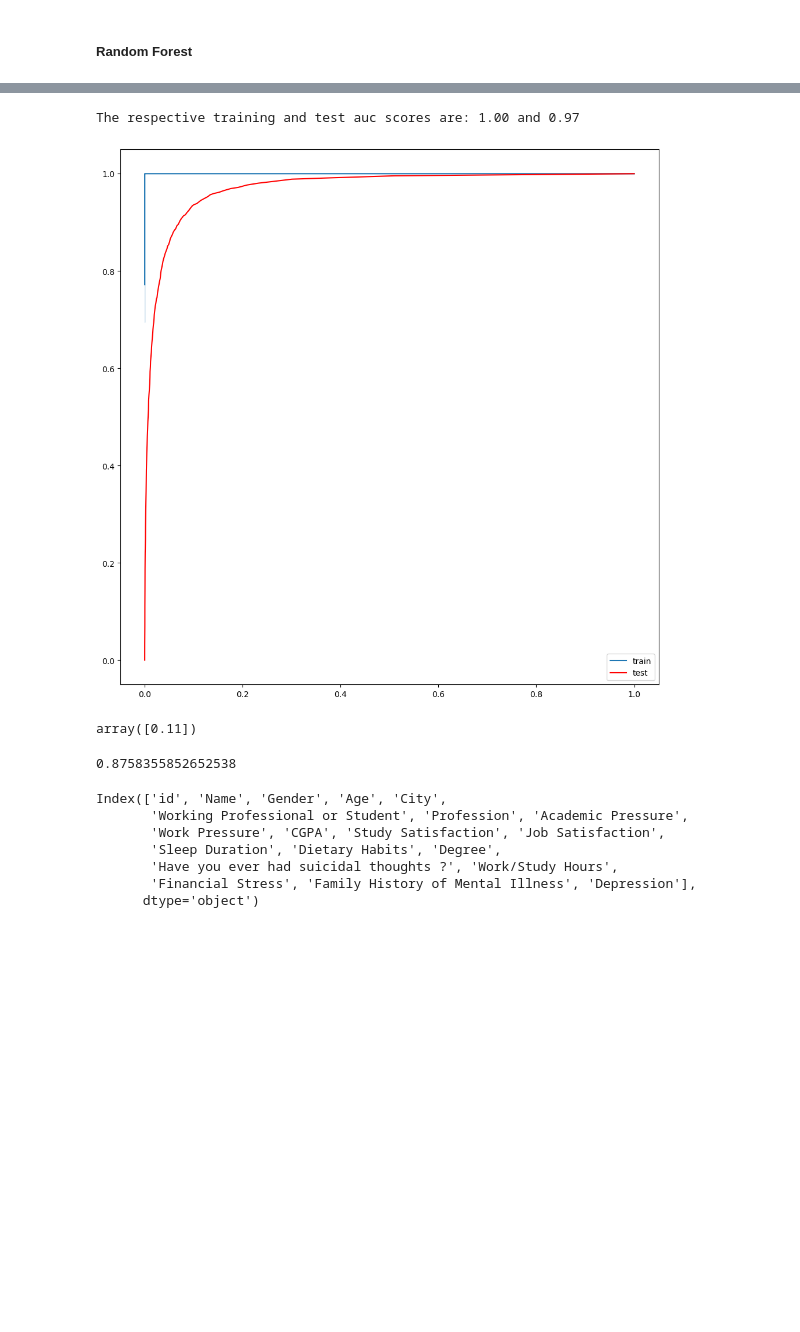
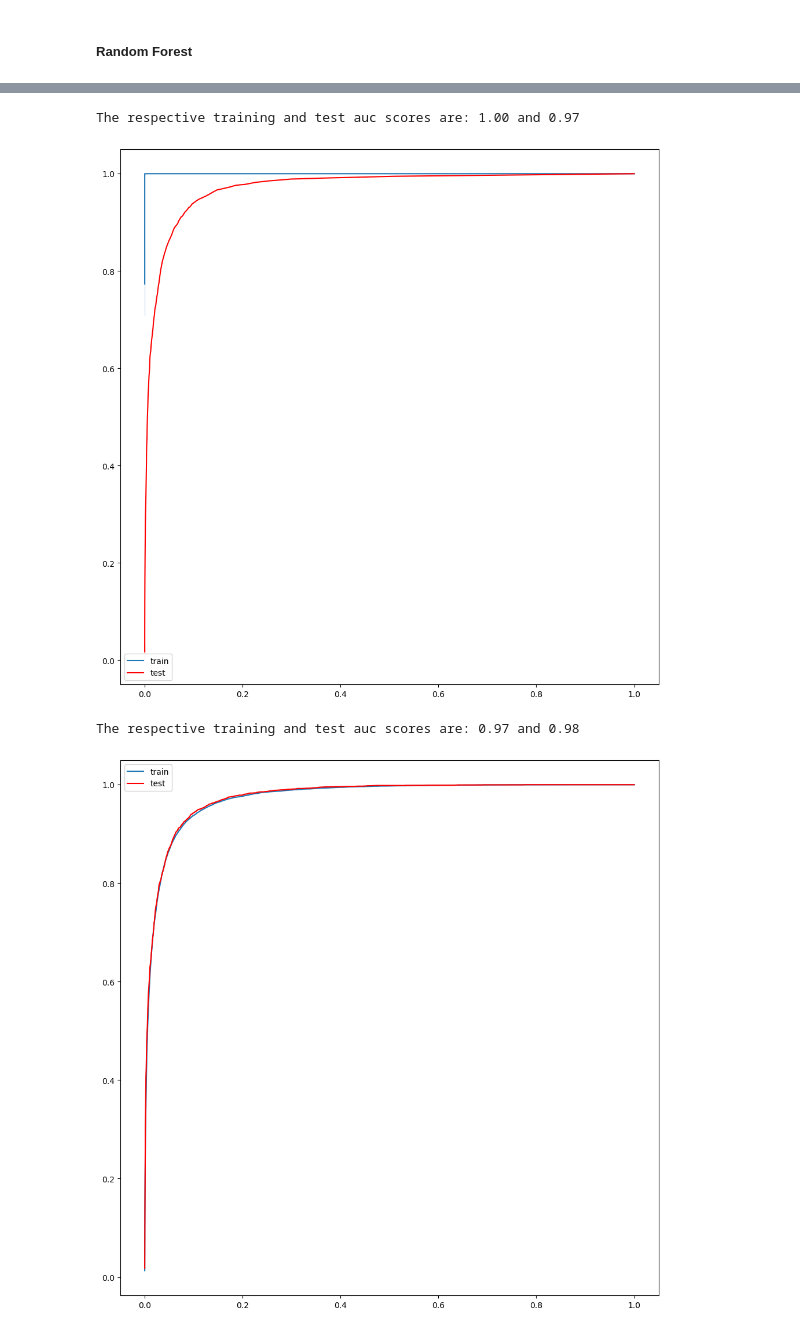
Before and after one commit to ricrichardthomas1/kaggle_mental, a Jupyter notebook: mental.ipynb, the cells around one changed output, grey strips where cells are left out. Saved outputs shown, nothing was run; the diff lists cells and outputs as text; code cells hidden in the pictures; blank space fills up the shorter version.

```diff
--- a/mental.ipynb
+++ b/mental.ipynb
@@ -566,0 +609,14 @@ print(accuracy)
+# %%
+from sklearn.model_selection import GridSearchCV
+
+candidate_models = [LogisticRegression(class_weight='balanced', solver='saga'),RandomForestClassifier(class_weight='balanced'),AdaBoostClassifier(),GradientBoostingClassifier()]
+
+parameters = [{'penalty':['l1','l2','elasticnet']},{'n_estimators':[50, 100, 200],'criterion':['gini','entropy','log_loss'],'max_depth':[None,50,100,200],'ccp_alpha':[0,0.0001,0.001]},{'n_estimators':[50,100,200],'learning_rate':[0.2,0.5,1]},{'learning_rate':[0.1,0.5,0.8],'n_estimators':[50,100,200],'subsample':[0.2,0.6,1]}]
+
+cv_results = []
+
+for i,m in enumerate(candidate_models):
+    gcv = GridSearchCV(m,parameters[i], scoring = 'accuracy')
+    gcv.fit(X_train, y_train)
+    cv_result = gcv.cv_results_
+    cv_results.append(cv_result)
@@ -622,25 +761,7 @@ sns.lineplot(x = fpr_te, y = tpr_te, color = 'red', label = 'test')
 print(f'The respective training and test auc scores are: {auc_tr:.2f} and {auc_te:.2f}')
 # %% [output]
 The respective training and test auc scores are: 1.00 and 0.97
-[figure, old version]
+[figure, new version]
-# %%
-thresh_te[(tpr_te > 0.959) & (tpr_te < 0.96)]
-# %% [output]
-array([0.11])
-# %%
-accuracy_score(y_test,y_pred_proba_te[:,1]>0.1)
-# %% [output]
-0.8758355852652538
-# %%
-df2.columns
-# %% [output]
-Index(['id', 'Name', 'Gender', 'Age', 'City',
-       'Working Professional or Student', 'Profession', 'Academic Pressure',
-       'Work Pressure', 'CGPA', 'Study Satisfaction', 'Job Satisfaction',
-       'Sleep Duration', 'Dietary Habits', 'Degree',
-       'Have you ever had suicidal thoughts ?', 'Work/Study Hours',
-       'Financial Stress', 'Family History of Mental Illness', 'Depression'],
-      dtype='object')
 # %%
 # from sklearn.model_selection import GridSearchCV
 
@@ -652,4 +773,32 @@ Index(['id', 'Name', 'Gender', 'Age', 'City',
 # gridsearch.fit(X_train, y_train)
 
 # gridsearch_results = gridsearch.cv_results_
+# %%
+from sklearn.ensemble import AdaBoostClassifier
+
+ada = AdaBoostClassifier()
+
+value_ratio = {0: y_train.value_counts()[0]/y_train.shape[0],1:y_train.value_counts()[1]/y_train.shape[0]}
+sample_weights = y_train.apply(lambda x:  1- value_ratio[x])
+
+fitted_ada = ada.fit(X_train, y_train, sample_weight = sample_weights)
+
+y_pred_proba_tr = fitted_ada.predict_proba(X_train)
+y_pred_proba_te = fitted_ada.predict_proba(X_test)
+
+auc_tr = roc_auc_score(y_train, y_pred_proba_tr[:,1])
+auc_te = roc_auc_score(y_test, y_pred_proba_te[:,1])
+
+fpr_tr, tpr_tr, thresh_tr = roc_curve(y_train, y_pred_proba_tr[:,1])
+fpr_te, tpr_te, thresh_te = roc_curve(y_test, y_pred_proba_te[:,1])
+
+plt.figure(figsize=(12,12))
+sns.lineplot(x = fpr_tr, y = tpr_tr, label = 'train')
+sns.lineplot(x = fpr_te, y = tpr_te, color = 'red', label = 'test')
+
+
+print(f'The respective training and test auc scores are: {auc_tr:.2f} and {auc_te:.2f}')
+# %% [output]
+The respective training and test auc scores are: 0.97 and 0.98
+[figure, added]
 # %%
```
Also changed, not shown: parts of 17 cells of this notebook.
